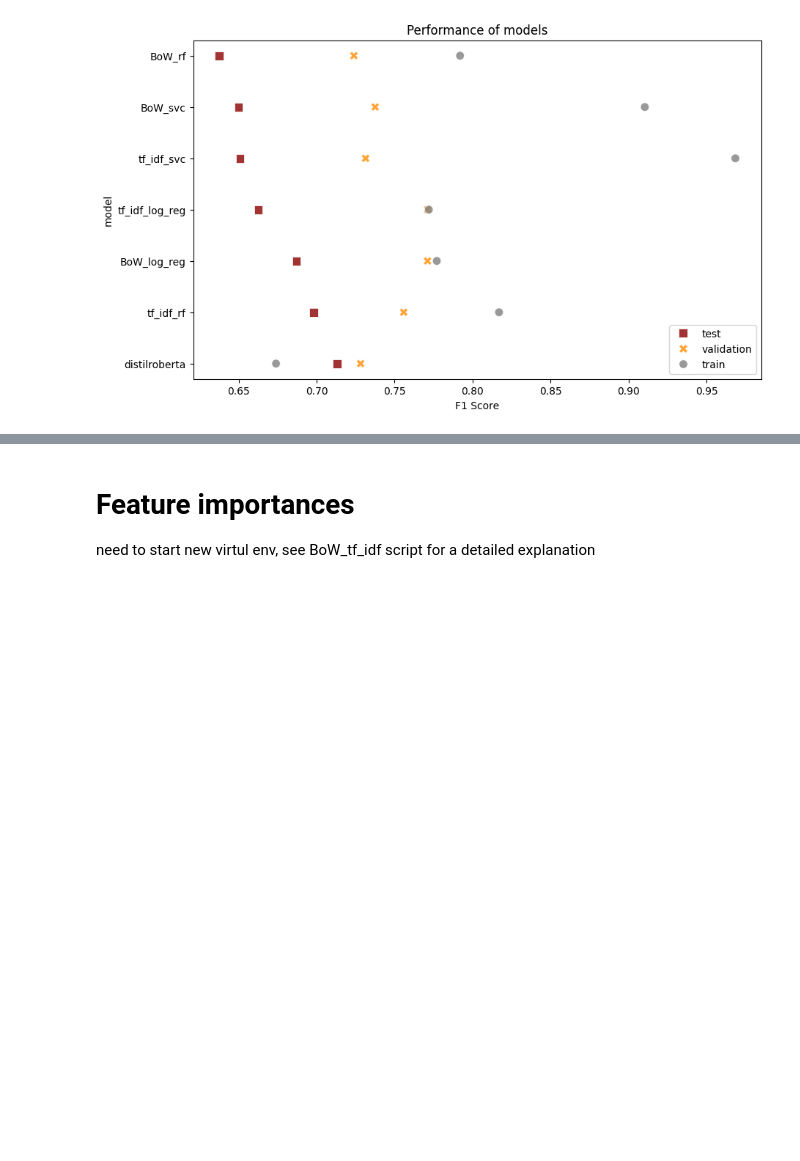
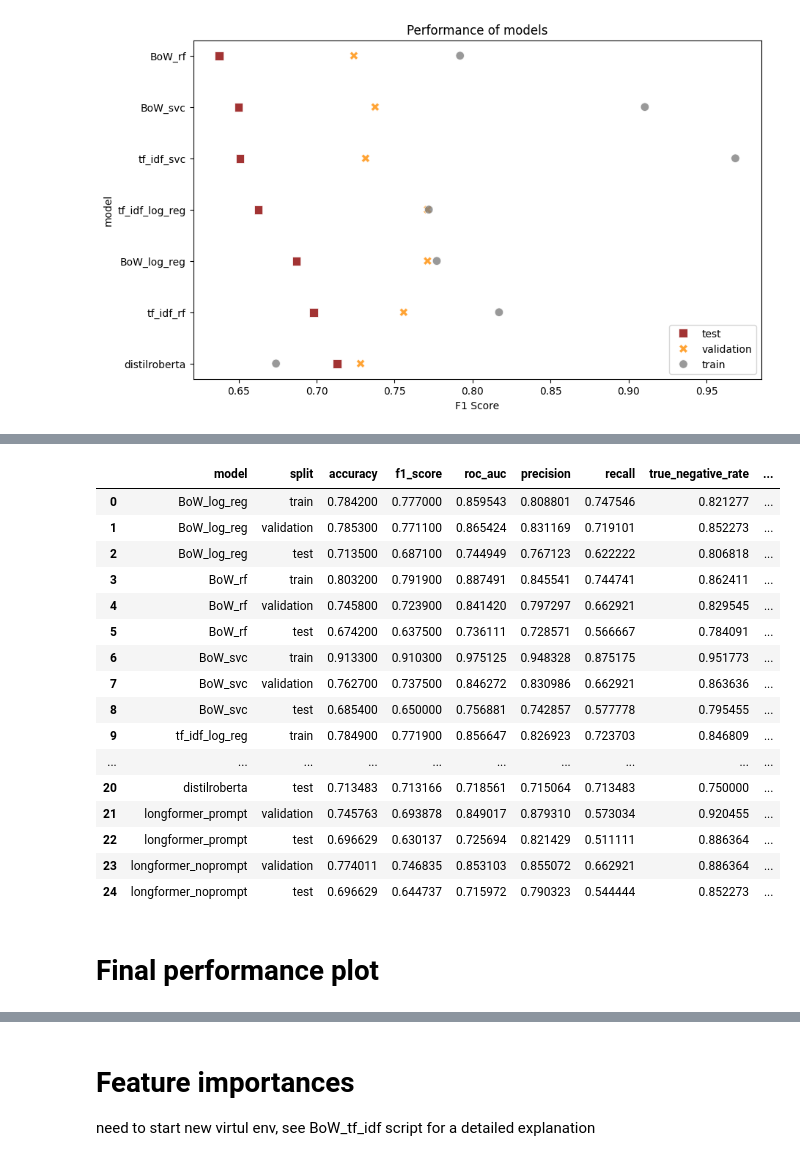
Before and after one commit to sigridbom/NLP_exam, a Jupyter notebook: 3_model_selection/DistilRoBERTa.ipynb, the cells around one changed output, grey strips where cells are left out. Drawn from its saved outputs; the diff is of its cells as text; code cells hidden in the pictures; blank space fills up the shorter version.

```diff
--- a/3_model_selection/DistilRoBERTa.ipynb
+++ b/3_model_selection/DistilRoBERTa.ipynb
@@ -285,0 +326,22 @@ plt.show()
+# %%
+# save one without tp, tn, fp, fn
+all_models_fewer_metrics = all_models.drop(columns=['true_negatives', 'true_positives', 'false_negatives', 'false_positives'])
+all_models_fewer_metrics
+# %% [output]
+|  | model | split | accuracy | f1_score | roc_auc | precision | recall | true_negative_rate | ... |
+| 0 | BoW_log_reg | train | 0.784200 | 0.777000 | 0.859543 | 0.808801 | 0.747546 | 0.821277 | ... |
+| 1 | BoW_log_reg | validation | 0.785300 | 0.771100 | 0.865424 | 0.831169 | 0.719101 | 0.852273 | ... |
+| 2 | BoW_log_reg | test | 0.713500 | 0.687100 | 0.744949 | 0.767123 | 0.622222 | 0.806818 | ... |
+| 3 | BoW_rf | train | 0.803200 | 0.791900 | 0.887491 | 0.845541 | 0.744741 | 0.862411 | ... |
+| 4 | BoW_rf | validation | 0.745800 | 0.723900 | 0.841420 | 0.797297 | 0.662921 | 0.829545 | ... |
+| 5 | BoW_rf | test | 0.674200 | 0.637500 | 0.736111 | 0.728571 | 0.566667 | 0.784091 | ... |
+| 6 | BoW_svc | train | 0.913300 | 0.910300 | 0.975125 | 0.948328 | 0.875175 | 0.951773 | ... |
+| 7 | BoW_svc | validation | 0.762700 | 0.737500 | 0.846272 | 0.830986 | 0.662921 | 0.863636 | ... |
+| 8 | BoW_svc | test | 0.685400 | 0.650000 | 0.756881 | 0.742857 | 0.577778 | 0.795455 | ... |
+| 9 | tf_idf_log_reg | train | 0.784900 | 0.771900 | 0.856647 | 0.826923 | 0.723703 | 0.846809 | ... |
+| ... | ... | ... | ... | ... | ... | ... | ... | ... | ... |
+| 20 | distilroberta | test | 0.713483 | 0.713166 | 0.718561 | 0.715064 | 0.713483 | 0.750000 | ... |
+| 21 | longformer_prompt | validation | 0.745763 | 0.693878 | 0.849017 | 0.879310 | 0.573034 | 0.920455 | ... |
+| 22 | longformer_prompt | test | 0.696629 | 0.630137 | 0.725694 | 0.821429 | 0.511111 | 0.886364 | ... |
+| 23 | longformer_noprompt | validation | 0.774011 | 0.746835 | 0.853103 | 0.855072 | 0.662921 | 0.886364 | ... |
+| 24 | longformer_noprompt | test | 0.696629 | 0.644737 | 0.715972 | 0.790323 | 0.544444 | 0.852273 | ... |
@@ -285,0 +354,2 @@ plt.show()
+# %% [markdown]
+# Final performance plot
```
Also changed, not shown: parts of 8 cells of this notebook, 4 other files.
